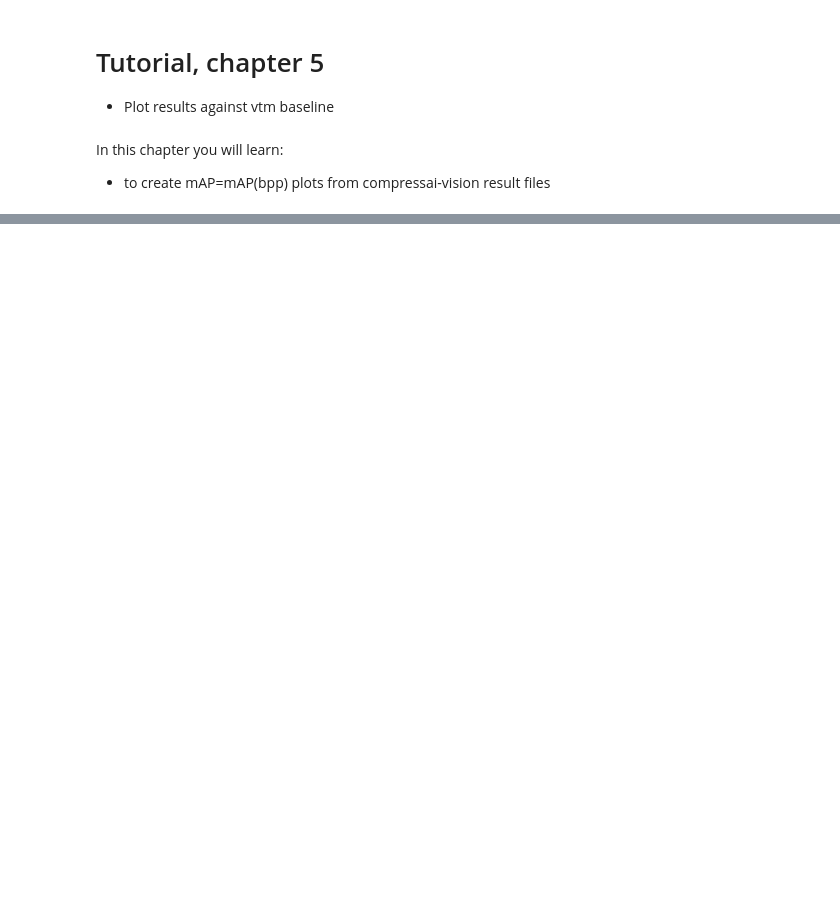
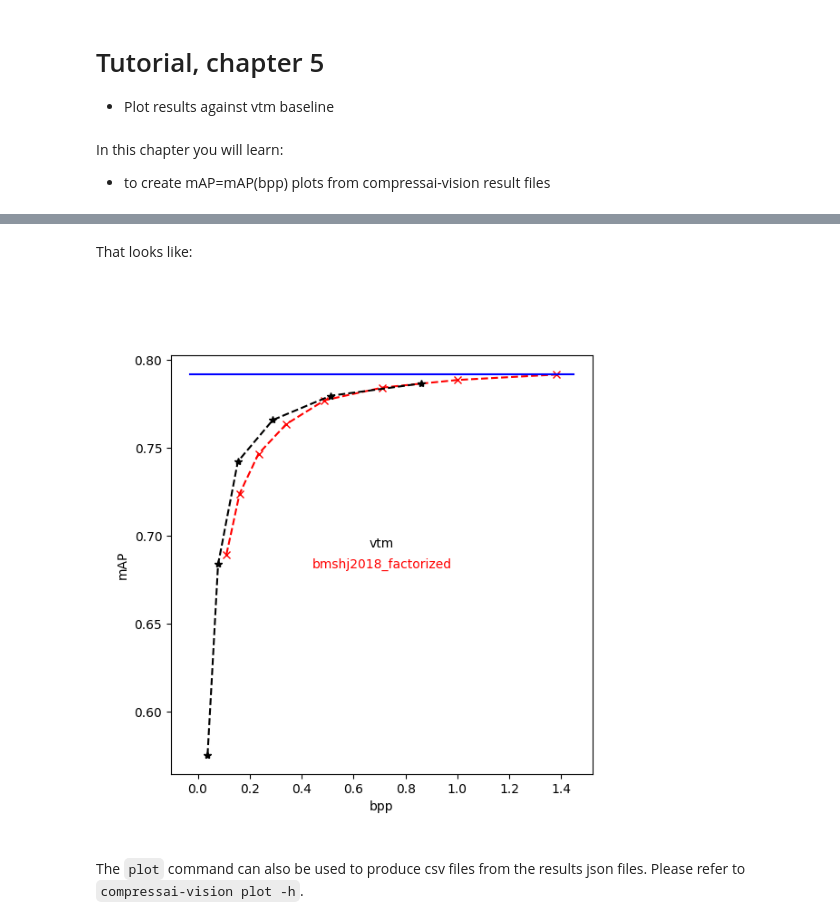
Before and after one commit to InterDigitalInc/CompressAI-Vision, a Jupyter notebook: docs/source/tutorials/cli_tutorial_5_nb.ipynb, the cells around one changed output, grey strips where cells are left out. Cells and saved outputs as stored; diff of their text form; code cells hidden in the pictures; blank space fills up the shorter version.

```diff
--- a/docs/source/tutorials/cli_tutorial_5_nb.ipynb
+++ b/docs/source/tutorials/cli_tutorial_5_nb.ipynb
@@ -18,0 +85,13 @@ In this chapter you will learn:
+# %% [markdown]
+That looks like:
+# %%
+im=Image.open("out.png")
+fig = plt.figure()
+fig.set_size_inches((10,10))
+plt.imshow(im)
+ax=plt.gca()
+ax.set_axis_off()
+# %% [output]
+[figure, added]
+# %% [markdown]
+The ``plot`` command can also be used to produce csv files from the results json files.  Please refer to ``compressai-vision plot -h``.
```
Also changed, not shown: parts of 8 cells of this notebook, 15 other files.
